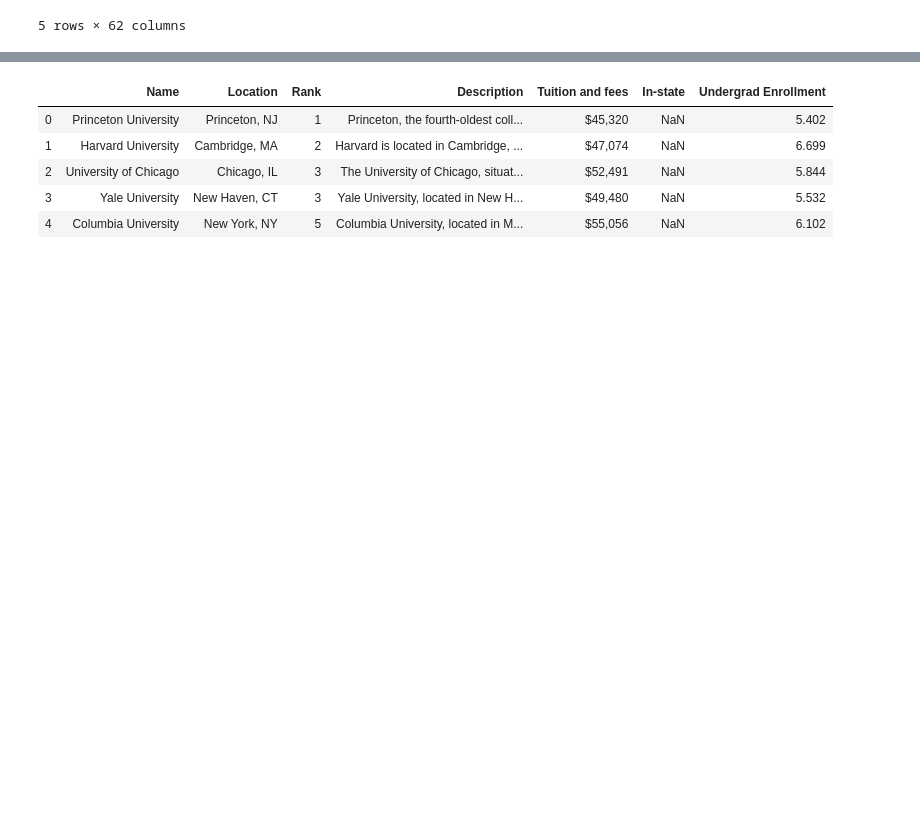
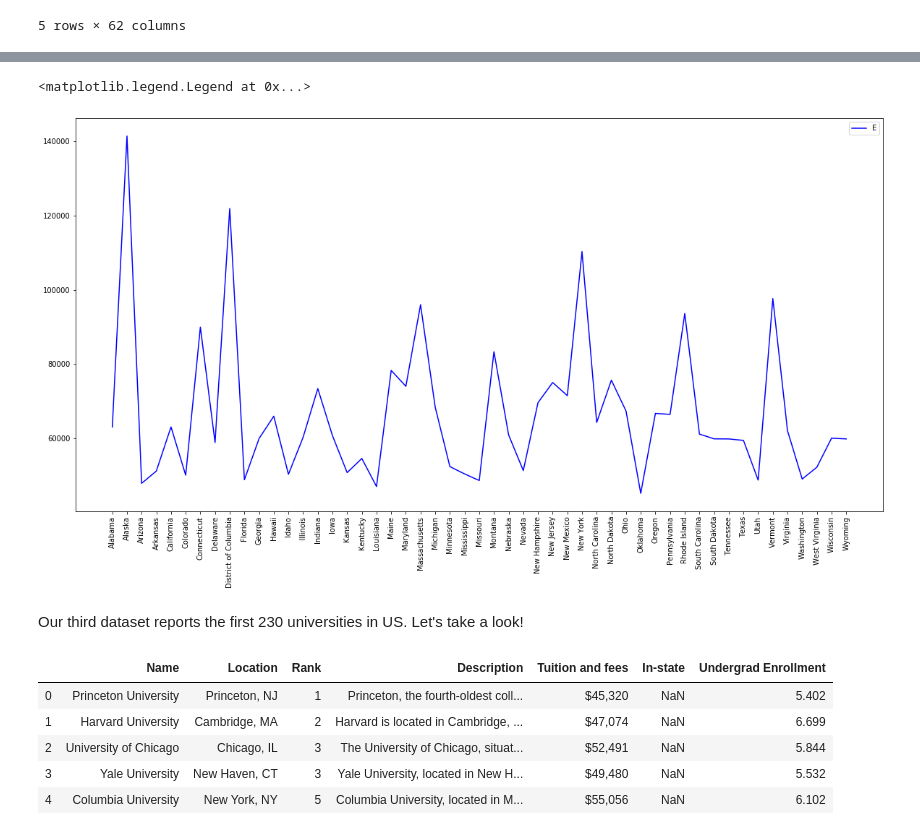
Before and after one commit to steber97/RecursionFairies_AdaProject, a Jupyter notebook: csv_datasets.ipynb, the cells around one changed output, grey strips where cells are left out. Cells and saved outputs as stored; diff of their text form; code cells hidden in the pictures; blank space fills up the shorter version.

Commit message:
Finished part about csv datasets

```diff
--- a/csv_datasets.ipynb
+++ b/csv_datasets.ipynb
@@ -532,3 +594,13 @@ institutions_or.head()
+# %%
+plt.figure(figsize=(20,10))
+plt.xticks(rotation='vertical')
+plt.plot(institutions_levels.index, institutions_levels.exp_award_value, 'b')
+plt.gca().legend(('Expenditure for educational levels per award'))
+# %% [output]
+<matplotlib.legend.Legend at 0x...>
+[figure, added]
+# %% [markdown]
+Our third dataset reports the first 230 universities in US. Let's take a look!
 # %%
 univ_ranking_or=pd.read_excel("Data/National_University_Ranking.xlsx", skiprows=1)
 univ_ranking_or.head()
```
Also changed, not shown: parts of 25 cells of this notebook, 1 other file.
